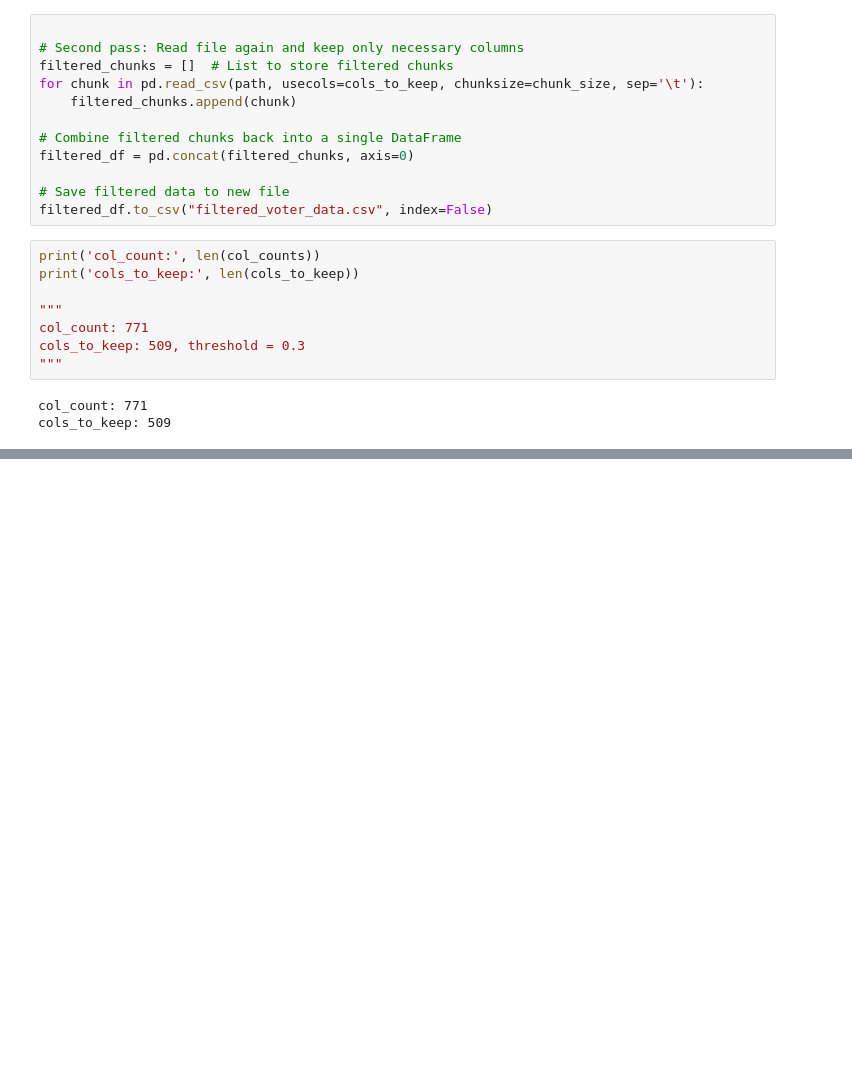
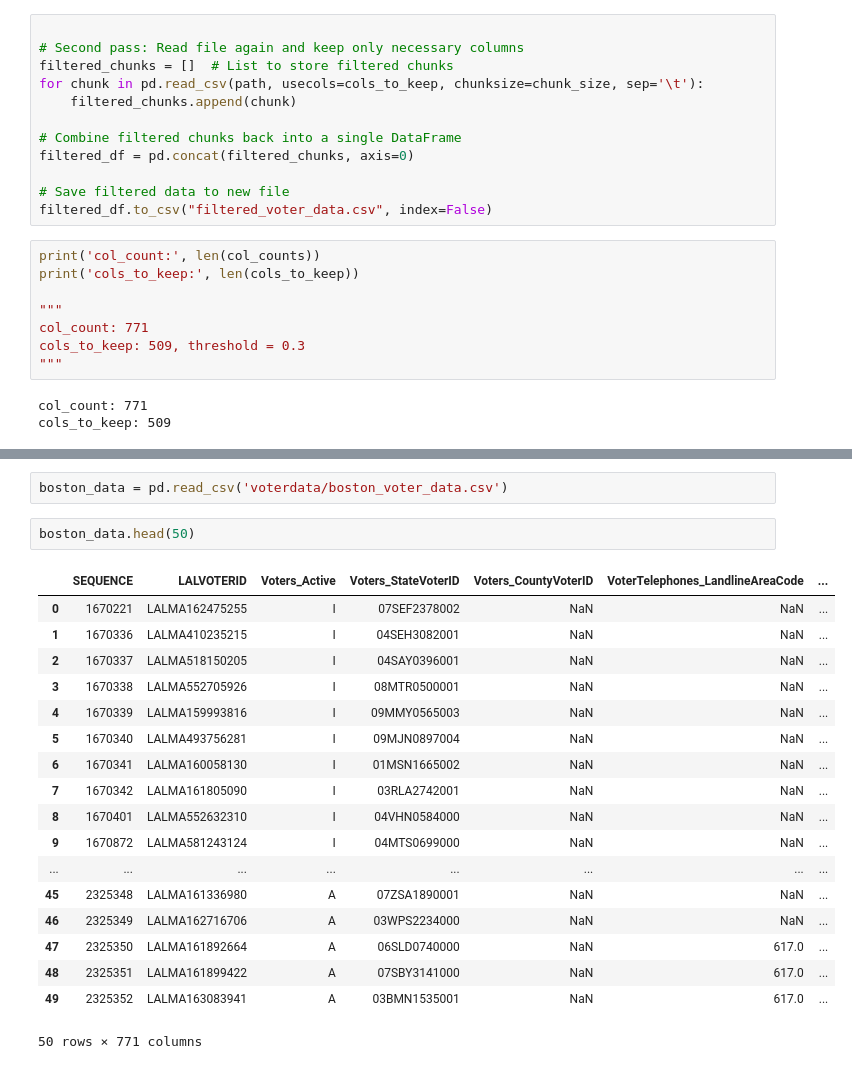
Before and after one commit to BU-Spark/ds-boston-permitting, a Jupyter notebook: fa23-team-f/workbooks/voterdata.ipynb, the cells around one changed output, grey strips where cells are left out. Saved outputs shown, nothing was run; the diff lists cells and outputs as text; blank space fills up the shorter version.

```diff
--- a/fa23-team-f/workbooks/voterdata.ipynb
+++ b/fa23-team-f/workbooks/voterdata.ipynb
@@ -247,3 +250,26 @@ full_data = pd.read_csv(directory + '/' + voter_name,   sep='\t', usecols=cols)
 | 27 | NaN | NaN | NaN | 2540 | ... |
 | 28 | $150000-174999 | $162000 | $73199 | 2660 | ... |
 | 29 | NaN | NaN | NaN | 2536 | ... |
+# %%
+boston_data = pd.read_csv('voterdata/boston_voter_data.csv')
+# %%
+boston_data.head(50)
+# %% [output]
+|  | SEQUENCE | LALVOTERID | Voters_Active | Voters_StateVoterID | Voters_CountyVoterID | VoterTelephones_LandlineAreaCode | ... |
+| 0 | 1670221 | LALMA162475255 | I | 07SEF2378002 | NaN | NaN | ... |
+| 1 | 1670336 | LALMA410235215 | I | 04SEH3082001 | NaN | NaN | ... |
+| 2 | 1670337 | LALMA518150205 | I | 04SAY0396001 | NaN | NaN | ... |
+| 3 | 1670338 | LALMA552705926 | I | 08MTR0500001 | NaN | NaN | ... |
+| 4 | 1670339 | LALMA159993816 | I | 09MMY0565003 | NaN | NaN | ... |
+| 5 | 1670340 | LALMA493756281 | I | 09MJN0897004 | NaN | NaN | ... |
+| 6 | 1670341 | LALMA160058130 | I | 01MSN1665002 | NaN | NaN | ... |
+| 7 | 1670342 | LALMA161805090 | I | 03RLA2742001 | NaN | NaN | ... |
+| 8 | 1670401 | LALMA552632310 | I | 04VHN0584000 | NaN | NaN | ... |
+| 9 | 1670872 | LALMA581243124 | I | 04MTS0699000 | NaN | NaN | ... |
+| ... | ... | ... | ... | ... | ... | ... | ... |
+| 45 | 2325348 | LALMA161336980 | A | 07ZSA1890001 | NaN | NaN | ... |
+| 46 | 2325349 | LALMA162716706 | A | 03WPS2234000 | NaN | NaN | ... |
+| 47 | 2325350 | LALMA161892664 | A | 06SLD0740000 | NaN | 617.0 | ... |
+| 48 | 2325351 | LALMA161899422 | A | 07SBY3141000 | NaN | 617.0 | ... |
+| 49 | 2325352 | LALMA163083941 | A | 03BMN1535001 | NaN | 617.0 | ... |
+50 rows × 771 columns
```
Also changed, not shown: parts of 12 cells of this notebook.
